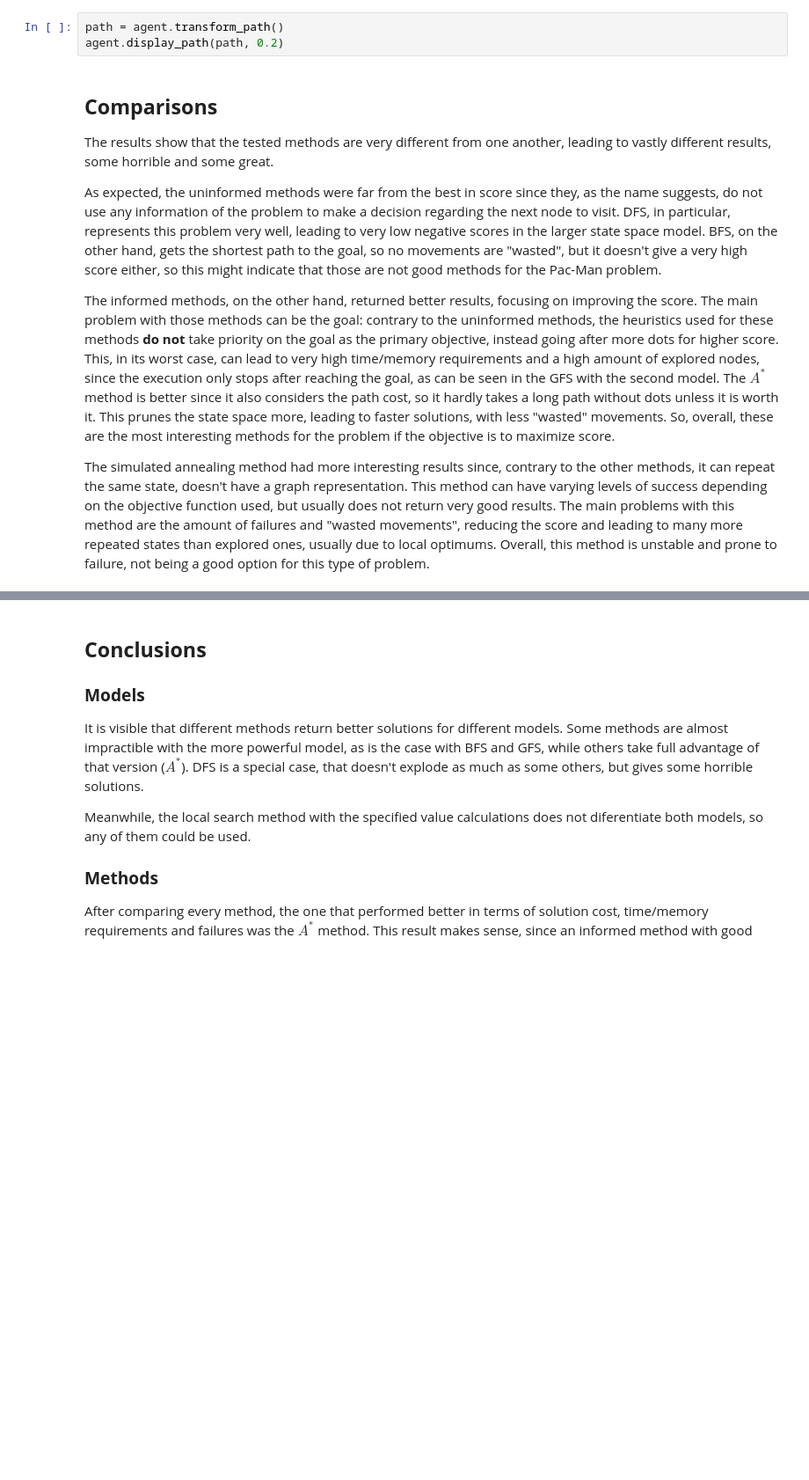
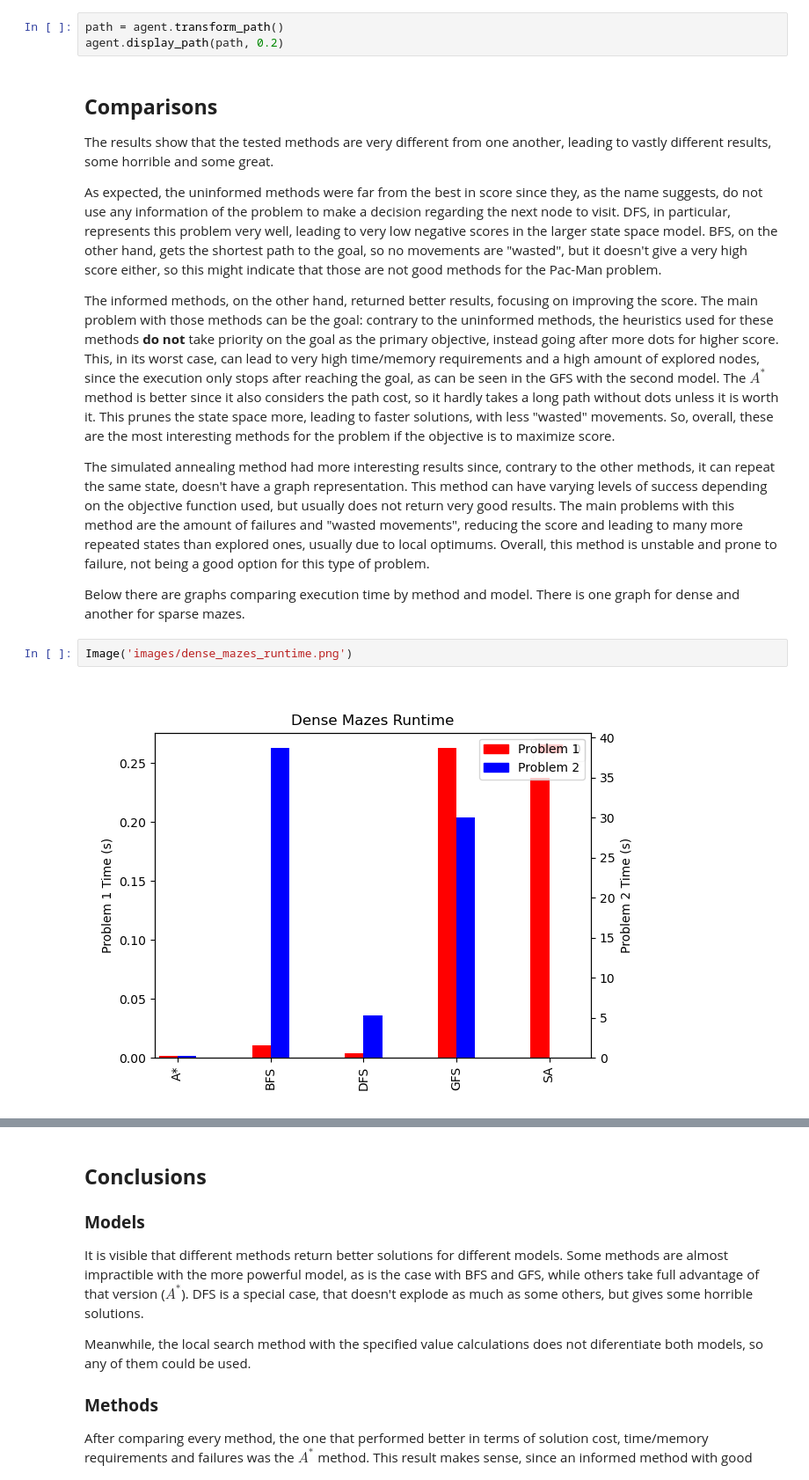
Before and after one commit to VFerrari/IntroductionToAI, a Jupyter notebook: project1.ipynb, the cells around one changed output, grey strips where cells are left out. Shown at 88% size. Saved outputs shown, nothing was run; the diff lists cells and outputs as text; blank space fills up the shorter version.

Commit message:
Adding graph discussion.

```diff
--- a/project1.ipynb
+++ b/project1.ipynb
@@ -1627,3 +1627,9 @@ As expected, the uninformed methods were far from the best in score since they,
 The informed methods, on the other hand, returned better results, focusing on improving the score. The main problem with those methods can be the goal: contrary to the uninformed methods, the heuristics used for these methods **do not** take priority on the goal as the primary objective, instead going after more dots for higher score. This, in its worst case, can lead to very high time/memory requirements and a high amount of explored nodes, since the execution only stops after reaching the goal, as can be seen in the GFS with the second model. The $A^*$ method is better since it also considers the path cost, so it hardly takes a long path without dots unless it is worth it. This prunes the state space more, leading to faster solutions, with less "wasted" movements. So, overall, these are the most interesting methods for the problem if the objective is to maximize score.
 
 The simulated annealing method had more interesting results since, contrary to the other methods, it can repeat the same state, doesn't have a graph representation. This method can have varying levels of success depending on the objective function used, but usually does not return very good results. The main problems with this method are the amount of failures and "wasted movements", reducing the score and leading to many more repeated states than explored ones, usually due to local optimums. Overall, this method is unstable and prone to failure, not being a good option for this type of problem.
+
+Below there are graphs comparing execution time by method and model. There is one graph for dense and another for sparse mazes.
+# %%
+Image('images/dense_mazes_runtime.png')
+# %% [output]
+[figure, added]
```
Also changed, not shown: parts of 3 cells of this notebook.
